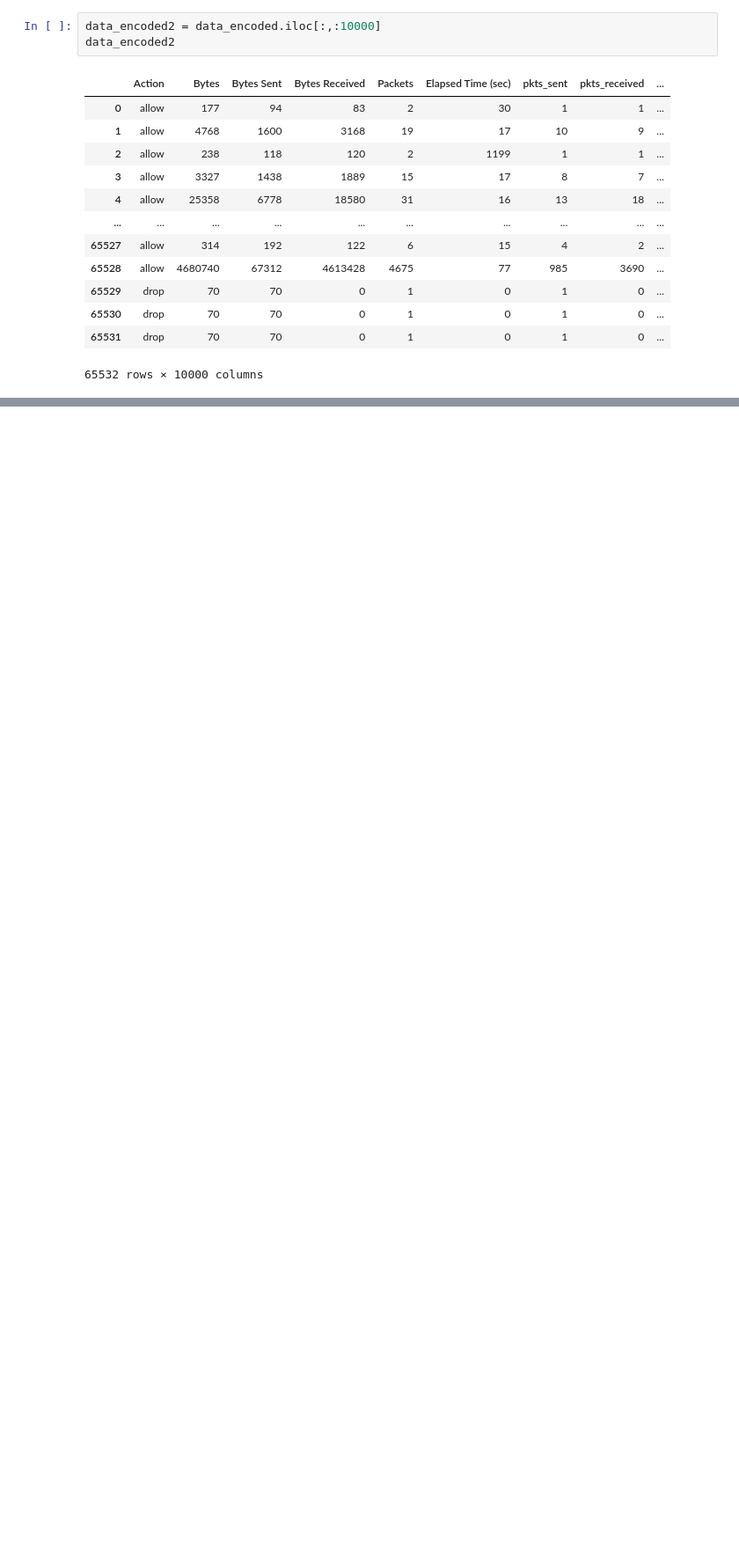
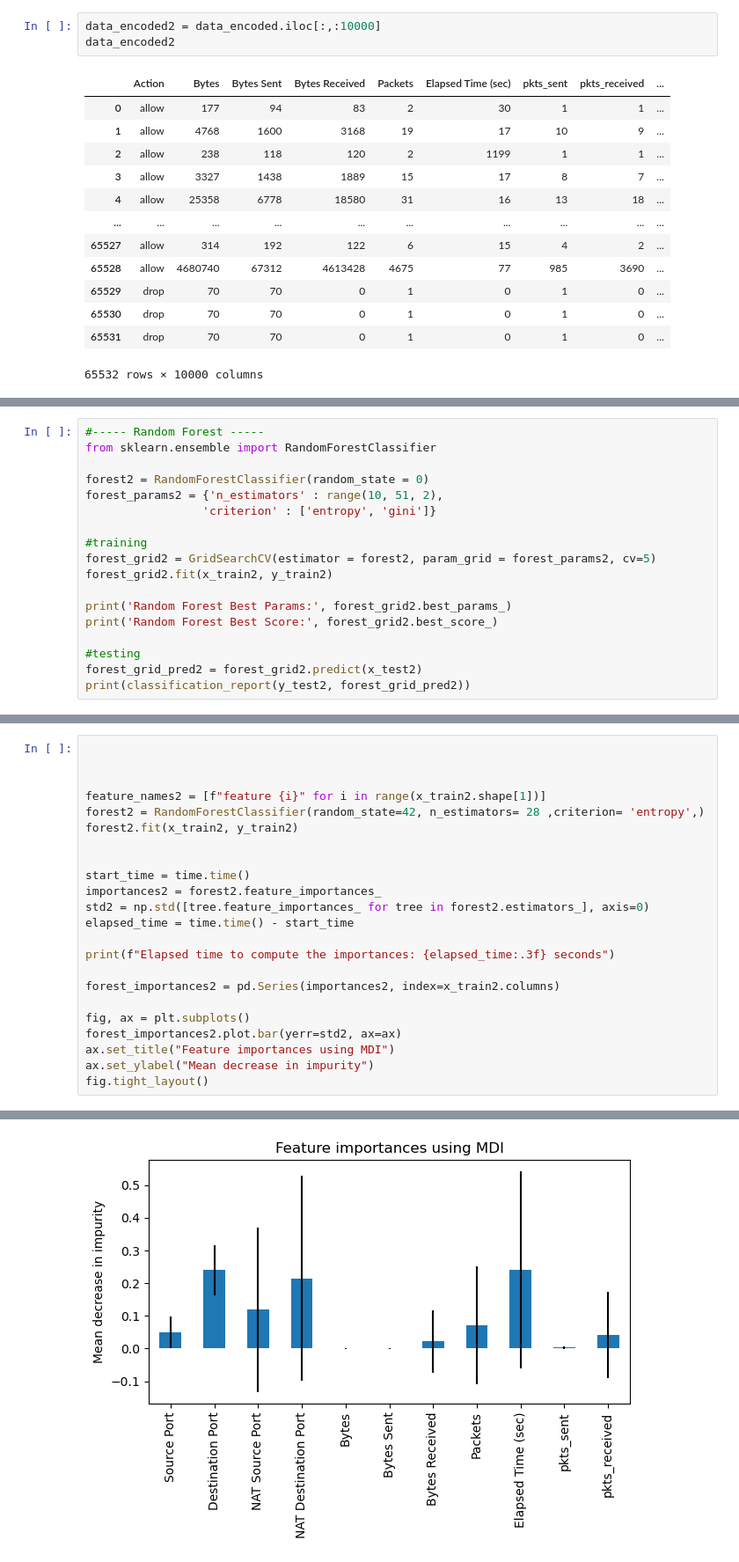
Before and after one commit to kimteespk/Firewall_log_classification, a Jupyter notebook: main.ipynb, the cells around one changed output, grey strips where cells are left out. Shown at 88% size. Drawn from its saved outputs; the diff is of its cells as text; blank space fills up the shorter version.

```diff
--- a/main.ipynb
+++ b/main.ipynb
@@ -468,0 +656,18 @@ evaluate
+# %%
+#----- Random Forest -----
+from sklearn.ensemble import RandomForestClassifier
+
+forest2 = RandomForestClassifier(random_state = 0)
+forest_params2 = {'n_estimators' : range(10, 51, 2),
+                 'criterion' : ['entropy', 'gini']}
+
+#training
+forest_grid2 = GridSearchCV(estimator = forest2, param_grid = forest_params2, cv=5)
+forest_grid2.fit(x_train2, y_train2)
+
+print('Random Forest Best Params:', forest_grid2.best_params_)
+print('Random Forest Best Score:', forest_grid2.best_score_)
+
+#testing
+forest_grid_pred2 = forest_grid2.predict(x_test2)
+print(classification_report(y_test2, forest_grid_pred2))
@@ -468,0 +706,24 @@ evaluate
+# %%
+
+
+
+feature_names2 = [f"feature {i}" for i in range(x_train2.shape[1])]
+forest2 = RandomForestClassifier(random_state=42, n_estimators= 28 ,criterion= 'entropy',)
+forest2.fit(x_train2, y_train2)
+
+
+start_time = time.time()
+importances2 = forest2.feature_importances_
+std2 = np.std([tree.feature_importances_ for tree in forest2.estimators_], axis=0)
+elapsed_time = time.time() - start_time
+
+print(f"Elapsed time to compute the importances: {elapsed_time:.3f} seconds")
+
+forest_importances2 = pd.Series(importances2, index=x_train2.columns)
+
+fig, ax = plt.subplots()
+forest_importances2.plot.bar(yerr=std2, ax=ax)
+ax.set_title("Feature importances using MDI")
+ax.set_ylabel("Mean decrease in impurity")
+fig.tight_layout()
+# %% [output]
@@ -468,0 +731 @@ evaluate
+[figure, added]
```
Also changed, not shown: parts of 70 cells of this notebook.
